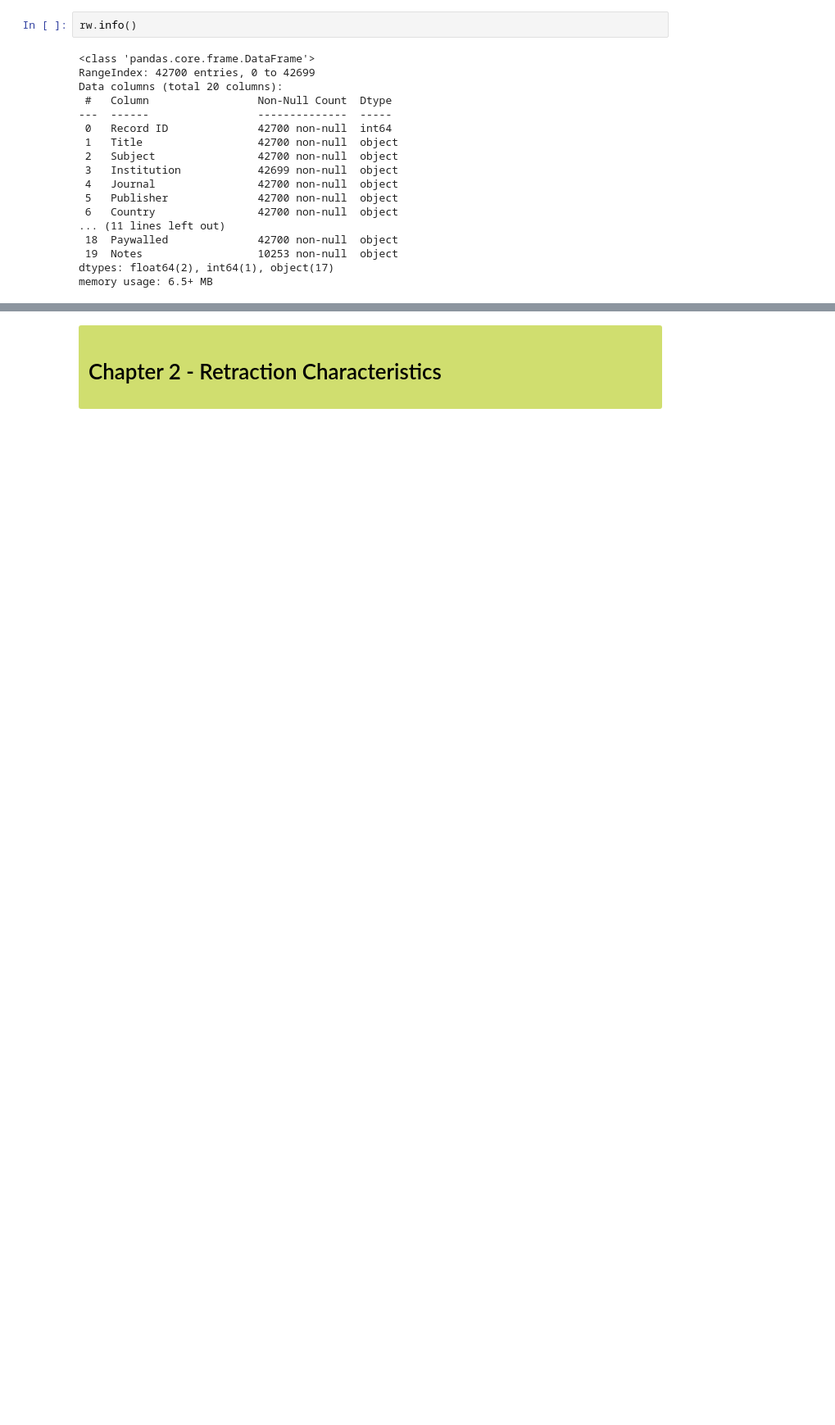
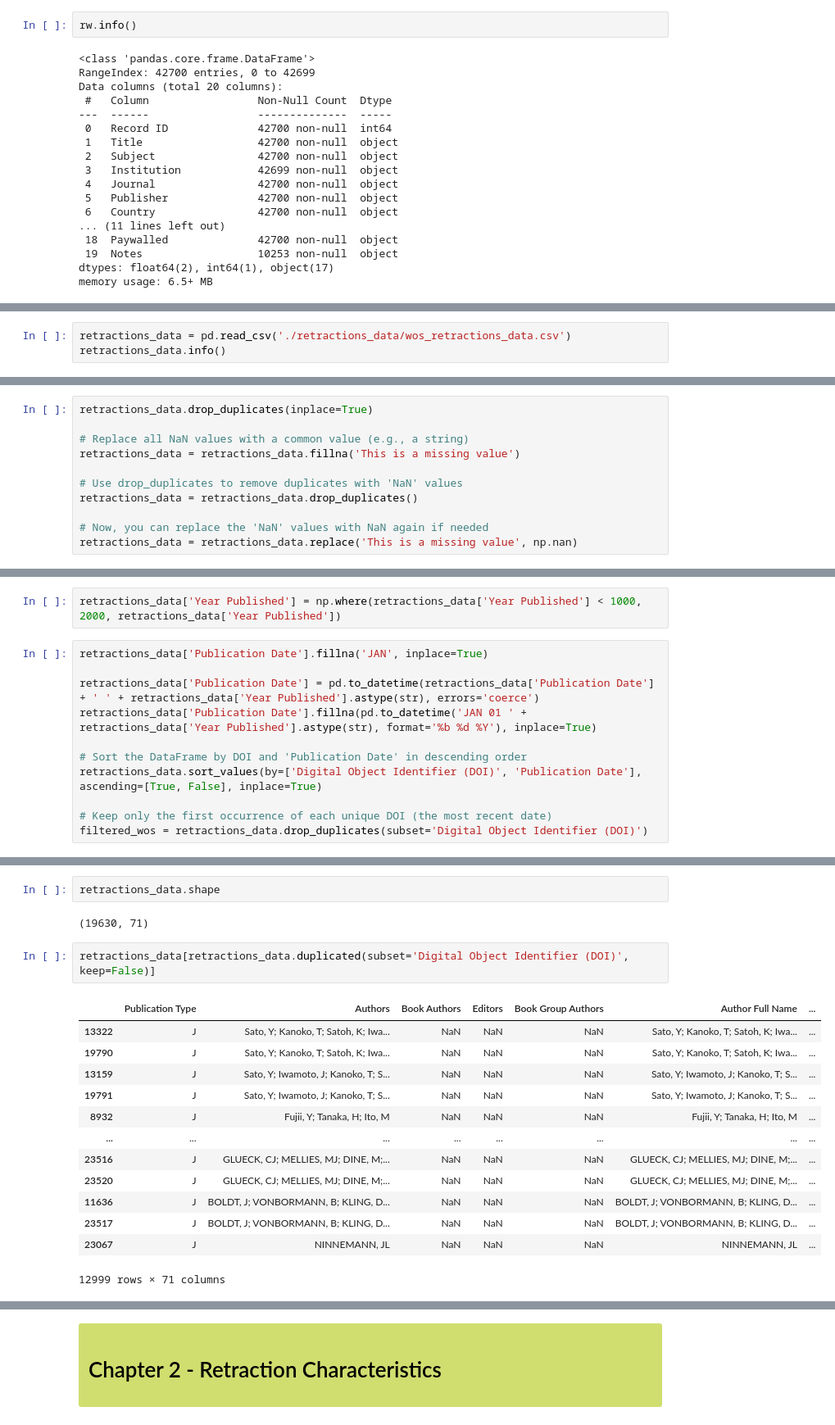
Before and after one commit to IsabelCD/Retractions, a Jupyter notebook: retraction_watch.ipynb, the cells around one changed output, grey strips where cells are left out. Shown at 82% size. Cells and saved outputs as stored; diff of their text form; blank space fills up the shorter version.

```diff
--- a/retraction_watch.ipynb
+++ b/retraction_watch.ipynb
@@ -60,0 +149,3 @@ rw['RetractionDate'] = pd.to_datetime(rw['RetractionDate'], errors='coerce') #,
+# %%
+retractions_data = pd.read_csv('./retractions_data/wos_retractions_data.csv')
+retractions_data.info()
@@ -60,0 +174,11 @@ rw['RetractionDate'] = pd.to_datetime(rw['RetractionDate'], errors='coerce') #,
+# %%
+retractions_data.drop_duplicates(inplace=True)
+
+# Replace all NaN values with a common value (e.g., a string)
+retractions_data = retractions_data.fillna('This is a missing value')
+
+# Use drop_duplicates to remove duplicates with 'NaN' values
+retractions_data = retractions_data.drop_duplicates()
+
+# Now, you can replace the 'NaN' values with NaN again if needed
+retractions_data = retractions_data.replace('This is a missing value', np.nan)
@@ -60,0 +221,13 @@ rw['RetractionDate'] = pd.to_datetime(rw['RetractionDate'], errors='coerce') #,
+# %%
+retractions_data['Year Published'] = np.where(retractions_data['Year Published'] < 1000, 2000, retractions_data['Year Published'])
+# %%
+retractions_data['Publication Date'].fillna('JAN', inplace=True)
+
+retractions_data['Publication Date'] = pd.to_datetime(retractions_data['Publication Date'] + ' ' + retractions_data['Year Published'].astype(str), errors='coerce')
+retractions_data['Publication Date'].fillna(pd.to_datetime('JAN 01 ' + retractions_data['Year Published'].astype(str), format='%b %d %Y'), inplace=True)
+
+# Sort the DataFrame by DOI and 'Publication Date' in descending order
+retractions_data.sort_values(by=['Digital Object Identifier (DOI)', 'Publication Date'], ascending=[True, False], inplace=True)
+
+# Keep only the first occurrence of each unique DOI (the most recent date)
+filtered_wos = retractions_data.drop_duplicates(subset='Digital Object Identifier (DOI)')
@@ -60,0 +287,20 @@ rw['RetractionDate'] = pd.to_datetime(rw['RetractionDate'], errors='coerce') #,
+# %%
+retractions_data.shape
+# %% [output]
+(19630, 71)
+# %%
+retractions_data[retractions_data.duplicated(subset='Digital Object Identifier (DOI)', keep=False)]
+# %% [output]
+|  | Publication Type | Authors | Book Authors | Editors | Book Group Authors | Author Full Name | ... |
+| 13322 | J | Sato, Y; Kanoko, T; Satoh, K; Iwa... | NaN | NaN | NaN | Sato, Y; Kanoko, T; Satoh, K; Iwa... | ... |
+| 19790 | J | Sato, Y; Kanoko, T; Satoh, K; Iwa... | NaN | NaN | NaN | Sato, Y; Kanoko, T; Satoh, K; Iwa... | ... |
+| 13159 | J | Sato, Y; Iwamoto, J; Kanoko, T; S... | NaN | NaN | NaN | Sato, Y; Iwamoto, J; Kanoko, T; S... | ... |
+| 19791 | J | Sato, Y; Iwamoto, J; Kanoko, T; S... | NaN | NaN | NaN | Sato, Y; Iwamoto, J; Kanoko, T; S... | ... |
+| 8932 | J | Fujii, Y; Tanaka, H; Ito, M | NaN | NaN | NaN | Fujii, Y; Tanaka, H; Ito, M | ... |
+| ... | ... | ... | ... | ... | ... | ... | ... |
+| 23516 | J | GLUECK, CJ; MELLIES, MJ; DINE, M;... | NaN | NaN | NaN | GLUECK, CJ; MELLIES, MJ; DINE, M;... | ... |
+| 23520 | J | GLUECK, CJ; MELLIES, MJ; DINE, M;... | NaN | NaN | NaN | GLUECK, CJ; MELLIES, MJ; DINE, M;... | ... |
+| 11636 | J | BOLDT, J; VONBORMANN, B; KLING, D... | NaN | NaN | NaN | BOLDT, J; VONBORMANN, B; KLING, D... | ... |
+| 23517 | J | BOLDT, J; VONBORMANN, B; KLING, D... | NaN | NaN | NaN | BOLDT, J; VONBORMANN, B; KLING, D... | ... |
+| 23067 | J | NINNEMANN, JL | NaN | NaN | NaN | NINNEMANN, JL | ... |
+12999 rows × 71 columns
```
Also changed, not shown: parts of 44 cells of this notebook, 24 other files.
